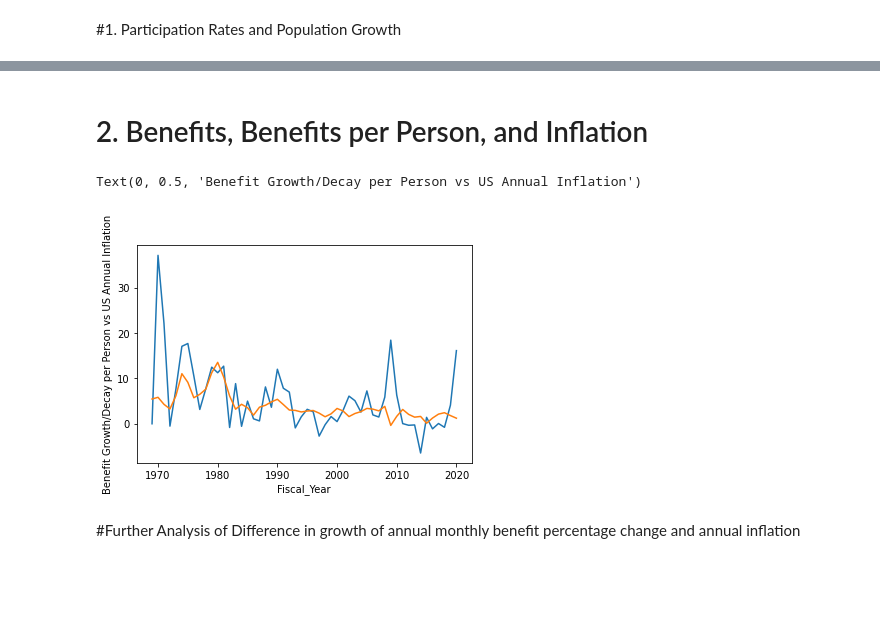
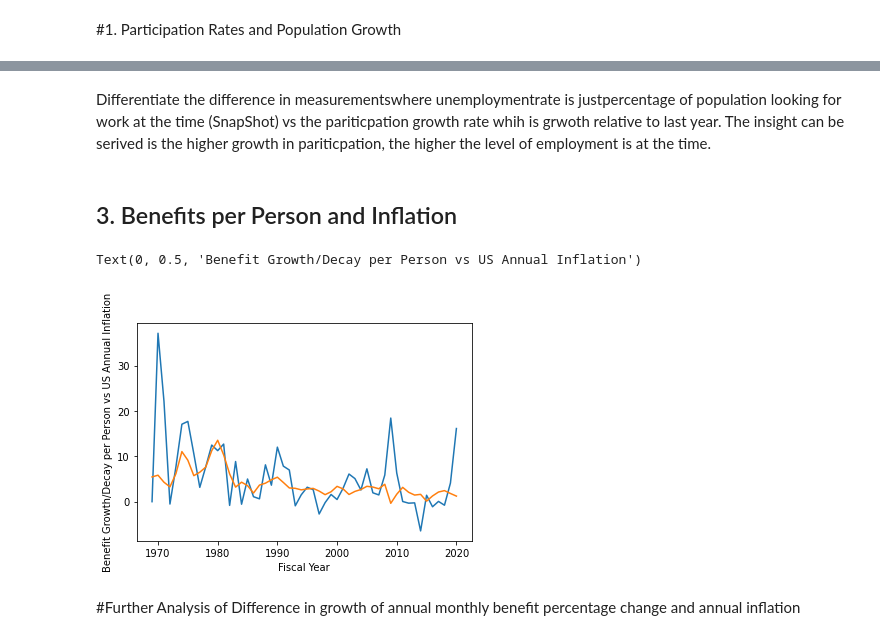
Before and after one commit to thicpanda/public-health-sample, a Jupyter notebook: Times_Series_analysis_of_SNAP_data_and_Macro_factors_in_the_US.ipynb, the cells around one changed output, grey strips where cells are left out. Drawn from its saved outputs; the diff is of its cells as text; code cells hidden in the pictures; blank space fills up the shorter version.

```diff
--- a/Times_Series_analysis_of_SNAP_data_and_Macro_factors_in_the_US.ipynb
+++ b/Times_Series_analysis_of_SNAP_data_and_Macro_factors_in_the_US.ipynb
@@ -28,0 +29,3 @@ df1 = pd.read_csv(url)
+# %%
+url = 'https://raw.githubusercontent.com/thicpanda/public-health-sample/main/SNAP%20Data%20.csv'
+df1 = pd.read_csv(url)
@@ -98,12 +120,14 @@ Text(0, 0.5, 'SNAP Participation and US Population Growth')
+# %% [markdown]
+Differentiate the difference in measurementswhere unemploymentrate is justpercentage of population looking for work at the time (SnapShot) vs the pariticpation growth rate whih is grwoth relative to last year. The insight can be serived is the higher growth in pariticpation, the higher the level of employment is at the time.
 # %% [markdown]
-# 2. Benefits, Benefits per Person, and Inflation
+## 3. Benefits per Person and Inflation
 # %%
-sns.lineplot(x ="Fiscal_Year", y="Monthly_Benefit_Growth_Per_Person(%)", data = df1)
-sns.lineplot(x ="Fiscal_Year", y="Annual_Inflation(%)", data = df1)
+sns.lineplot(x ="Fiscal Year", y="Monthly Benefit Growth per Person (%)", data = df1)
+sns.lineplot(x ="Fiscal Year", y="Annual Inflation (%)", data = df1)
 plt.ylabel("Benefit Growth/Decay per Person vs US Annual Inflation")
 # %% [output]
 Text(0, 0.5, 'Benefit Growth/Decay per Person vs US Annual Inflation')
-[figure, old version]
+[figure, new version]
 # %% [markdown]
 #Further Analysis of Difference in growth of annual monthly benefit percentage change and annual inflation
 # %% [markdown]
```
Also changed, not shown: parts of 31 cells of this notebook.
